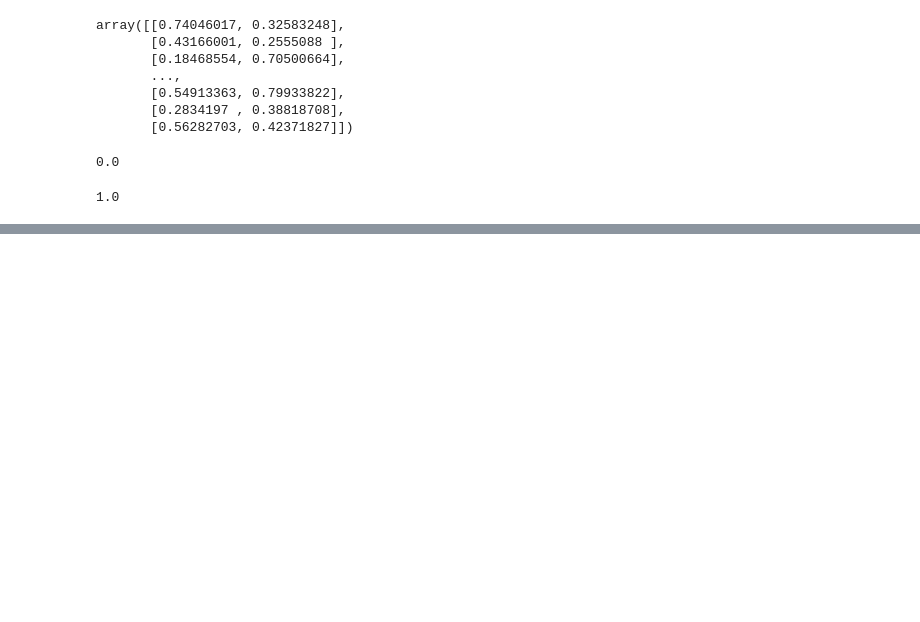
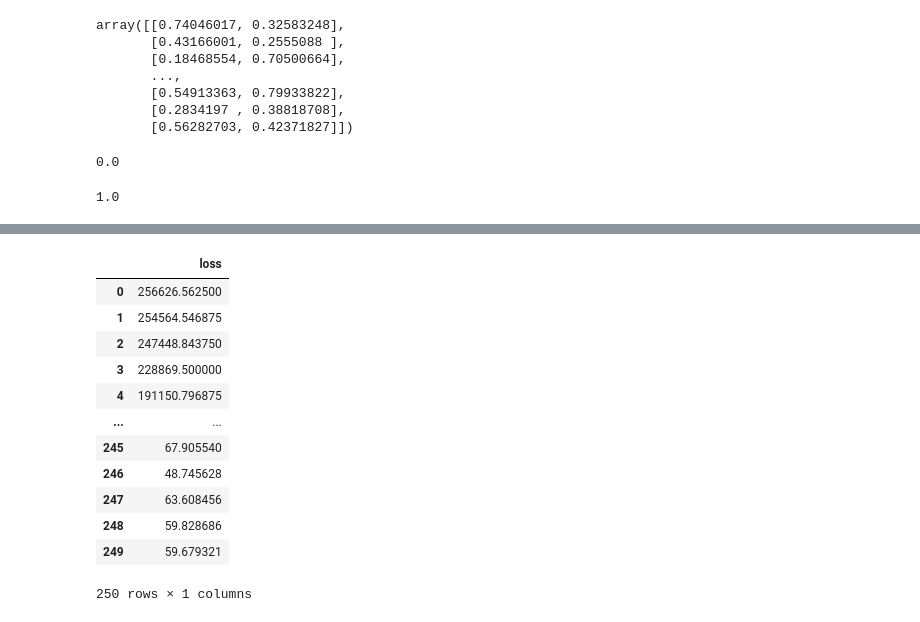
Before and after one commit to vishalrec1/Python, a Jupyter notebook: Keras_Learning.ipynb, the cells around one changed output, grey strips where cells are left out. Cells and saved outputs as stored; diff of their text form; code cells hidden in the pictures; blank space fills up the shorter version.

```diff
--- a/Keras_Learning.ipynb
+++ b/Keras_Learning.ipynb
@@ -99,0 +150,16 @@ X_train.max()
+# %%
+df
+# %% [output]
+|  | loss |
+| 0 | 256626.562500 |
+| 1 | 254564.546875 |
+| 2 | 247448.843750 |
+| 3 | 228869.500000 |
+| 4 | 191150.796875 |
+| ... | ... |
+| 245 | 67.905540 |
+| 246 | 48.745628 |
+| 247 | 63.608456 |
+| 248 | 59.828686 |
+| 249 | 59.679321 |
+250 rows × 1 columns
```
Also changed, not shown: parts of 14 cells of this notebook.
